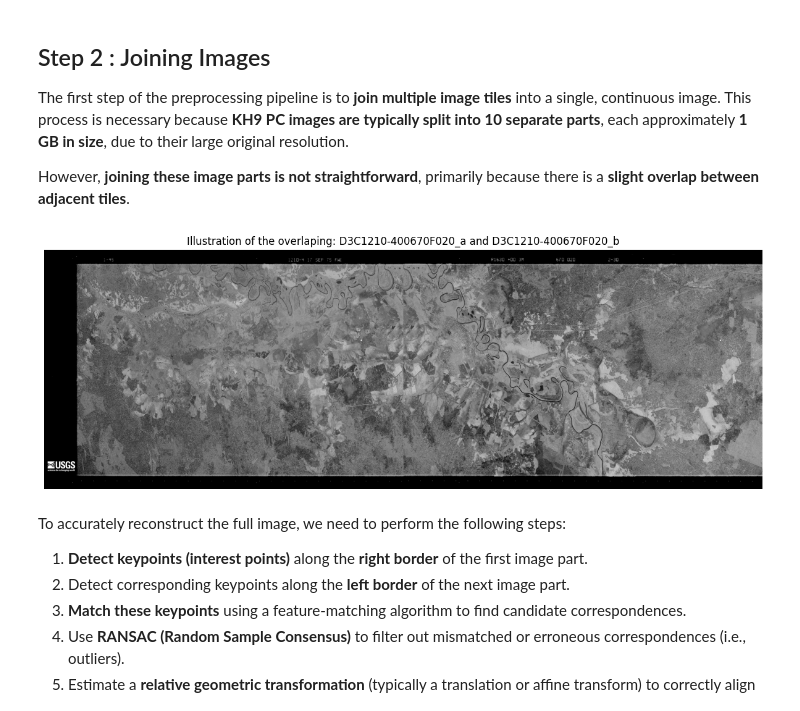
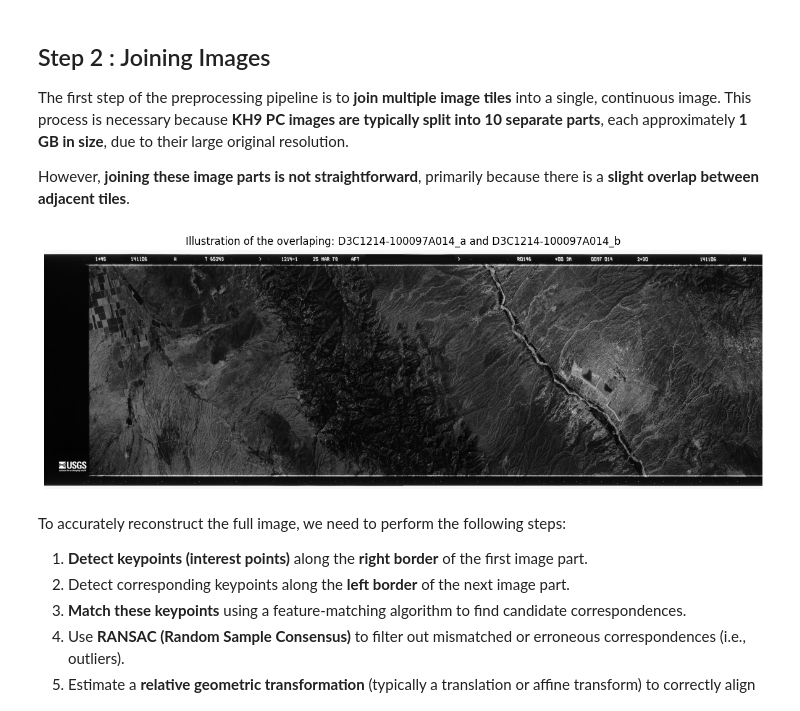
Before and after one commit to godinlu/history, a Jupyter notebook: notebooks/preproc_kh9pc.ipynb, the cells around one changed output. Cells and saved outputs as stored; diff of their text form; code cells hidden in the pictures.

```diff
--- a/notebooks/preproc_kh9pc.ipynb
+++ b/notebooks/preproc_kh9pc.ipynb
@@ -54,24 +57,24 @@ The first step of the preprocessing pipeline is to **join multiple image tiles**
 
 However, **joining these image parts is not straightforward**, primarily because there is a **slight overlap between adjacent tiles**.
 # %%
-entity_id = "D3C1210-400670F020"
+entity_id = "D3C1214-100097A014"
 quickviews_dir = os.path.join(RAW_IMAGES, "quickviews")
 
 image_a_path = os.path.join(quickviews_dir, f"{entity_id}_a.jpg")
 image_b_path = os.path.join(quickviews_dir, f"{entity_id}_b.jpg")
 
 image_a = cv2.imread(image_a_path)
 image_b = cv2.imread(image_b_path)
 
 concat_image = cv2.hconcat([image_a, image_b])
 
 plt.figure(figsize=(15, 8))
 plt.imshow(concat_image, cmap="gray")
 plt.axis("off")
 plt.title(f"Illustration of the overlaping: {entity_id}_a and {entity_id}_b")
 plt.show()
 # %% [output]
-[figure, old version]
+[figure, new version]
 # %% [markdown]
 To accurately reconstruct the full image, we need to perform the following steps:
 
```
Also changed, not shown: parts of 7 cells of this notebook, 16 other files.
